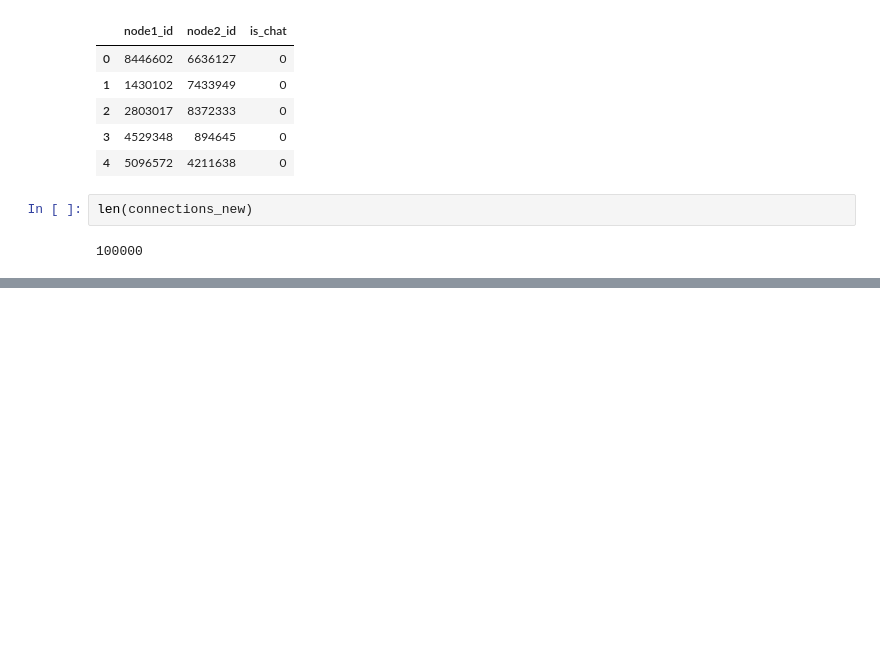
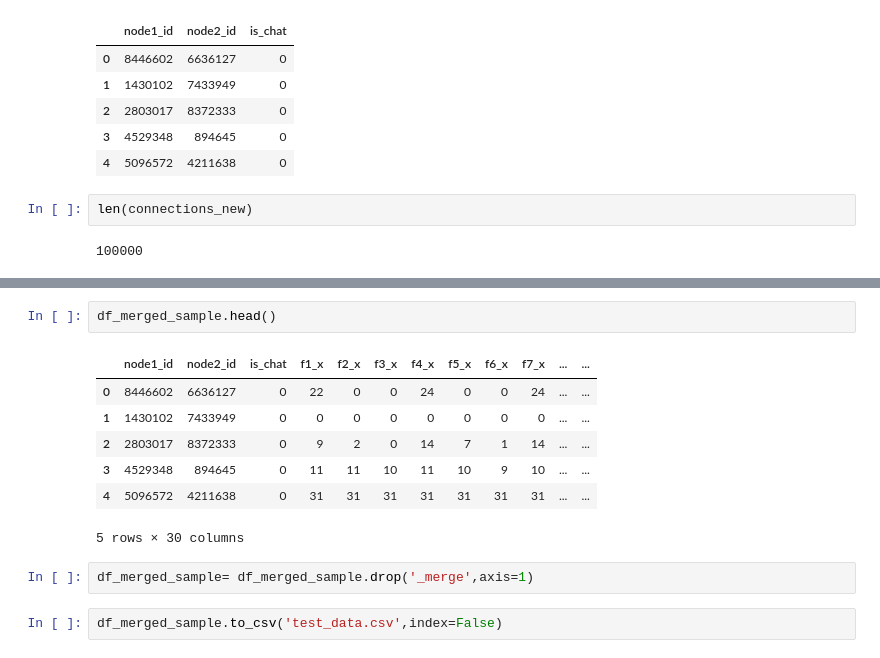
Before and after one commit to GokulEpiphany/contests-final-code, a Jupyter notebook: hikeathon/hike.ipynb, the cells around one changed output, grey strips where cells are left out. Drawn from its saved outputs; the diff is of its cells as text; blank space fills up the shorter version.

```diff
--- a/hikeathon/hike.ipynb
+++ b/hikeathon/hike.ipynb
@@ -93,0 +88,14 @@ df_merged_sample.head()
+# %%
+df_merged_sample.head()
+# %% [output]
+|  | node1_id | node2_id | is_chat | f1_x | f2_x | f3_x | f4_x | f5_x | f6_x | f7_x | ... | ... |
+| 0 | 8446602 | 6636127 | 0 | 22 | 0 | 0 | 24 | 0 | 0 | 24 | ... | ... |
+| 1 | 1430102 | 7433949 | 0 | 0 | 0 | 0 | 0 | 0 | 0 | 0 | ... | ... |
+| 2 | 2803017 | 8372333 | 0 | 9 | 2 | 0 | 14 | 7 | 1 | 14 | ... | ... |
+| 3 | 4529348 | 894645 | 0 | 11 | 11 | 10 | 11 | 10 | 9 | 10 | ... | ... |
+| 4 | 5096572 | 4211638 | 0 | 31 | 31 | 31 | 31 | 31 | 31 | 31 | ... | ... |
+5 rows × 30 columns
+# %%
+df_merged_sample= df_merged_sample.drop('_merge',axis=1)
+# %%
+df_merged_sample.to_csv('test_data.csv',index=False)
```
Also changed, not shown: parts of 8 cells of this notebook.
